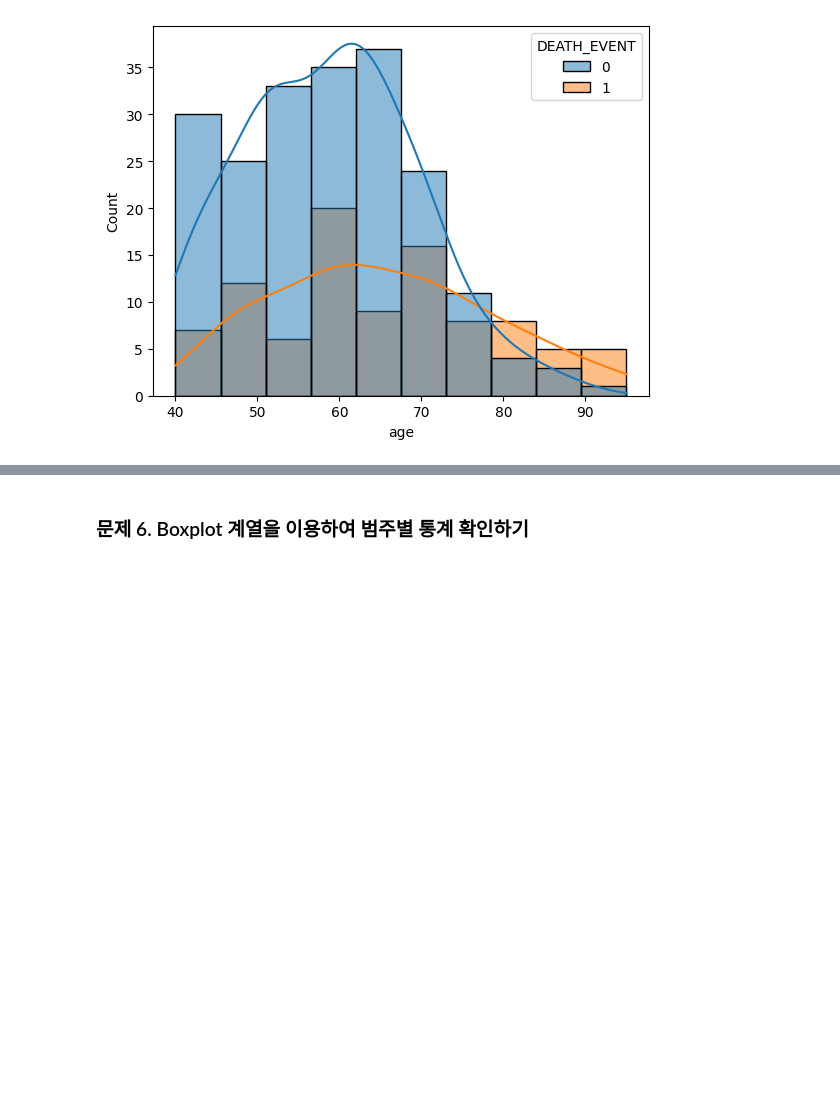
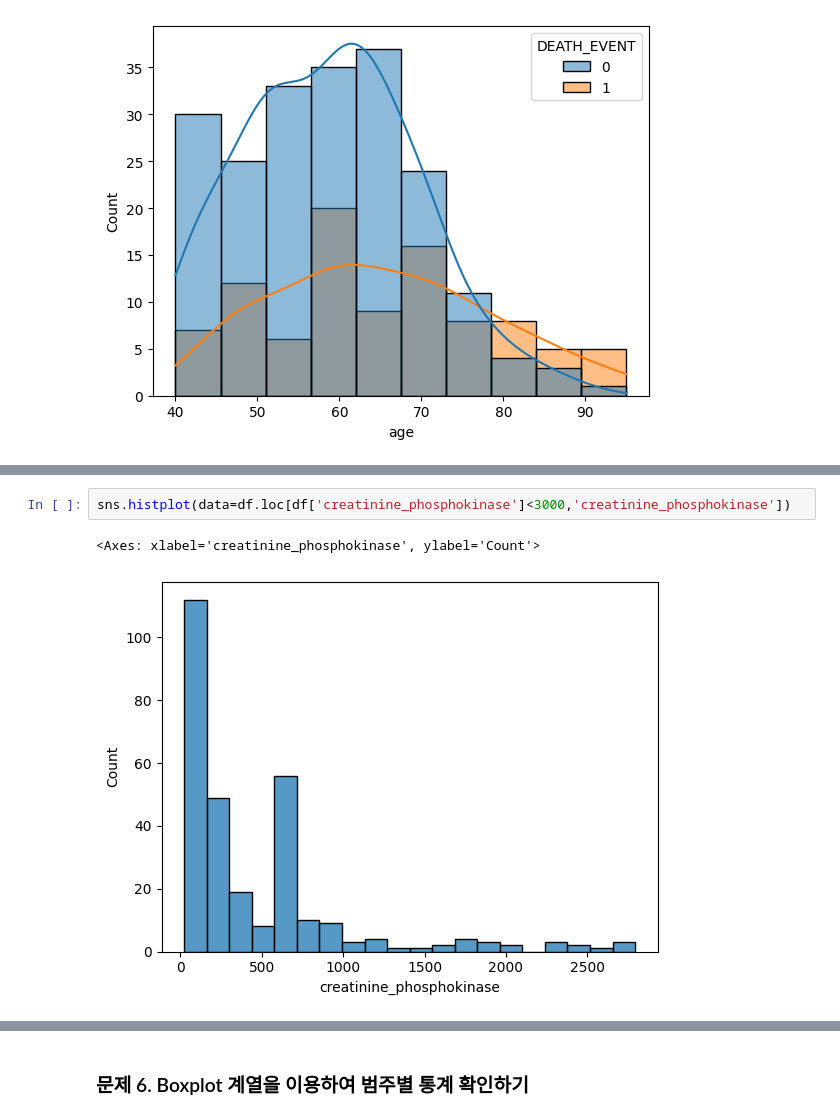
Before and after one commit to kjian254416-blip/ML300, a Jupyter notebook: Chapter_01_데이터_분석으로_심부전증을_예방할_수_있을까(문제).ipynb, the cells around one changed output, grey strips where cells are left out. Cells and saved outputs as stored; diff of their text form; blank space fills up the shorter version.

```diff
--- a/Chapter_01_데이터_분석으로_심부전증을_예방할_수_있을까(문제).ipynb
+++ b/Chapter_01_데이터_분석으로_심부전증을_예방할_수_있을까(문제).ipynb
@@ -153,0 +171,5 @@ sns.histplot(x='age',data=df,hue='DEATH_EVENT',kde=True)
+# %%
+sns.histplot(data=df.loc[df['creatinine_phosphokinase']<3000,'creatinine_phosphokinase'])
+# %% [output]
+<Axes: xlabel='creatinine_phosphokinase', ylabel='Count'>
+[figure, added]
```
Also changed, not shown: parts of 35 cells of this notebook.
